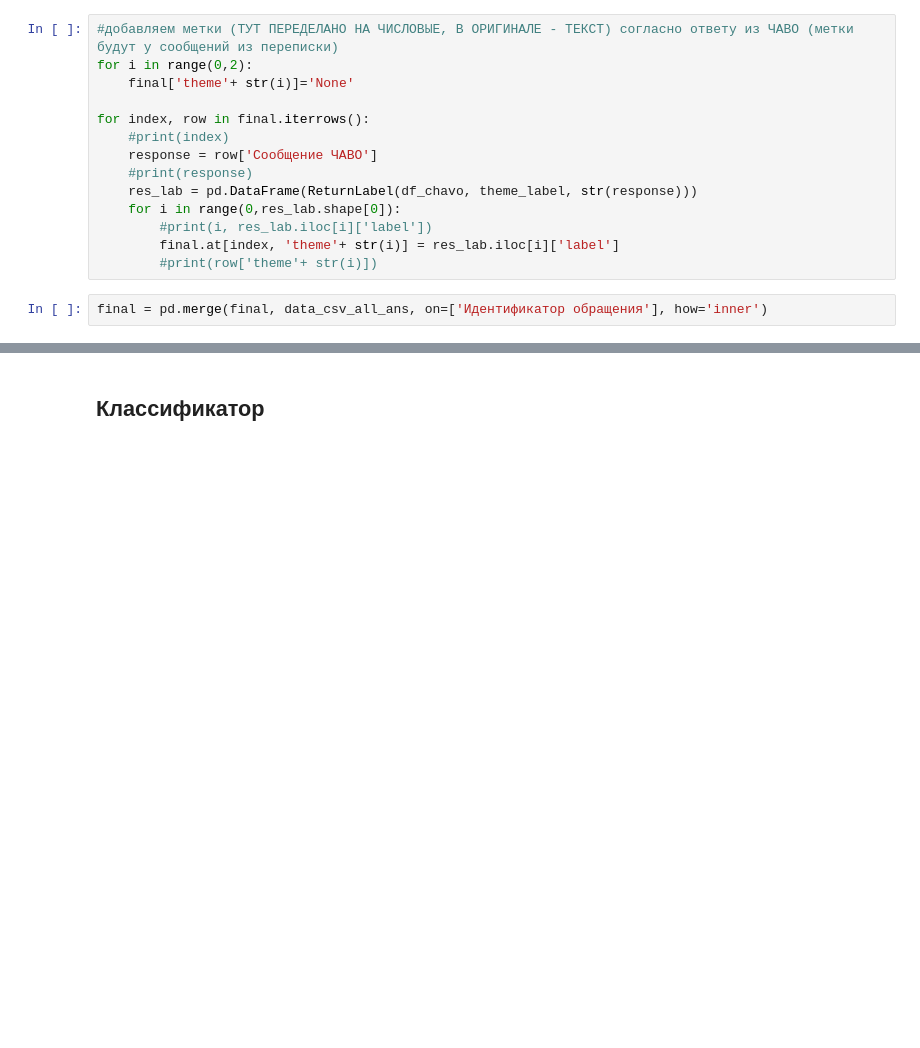
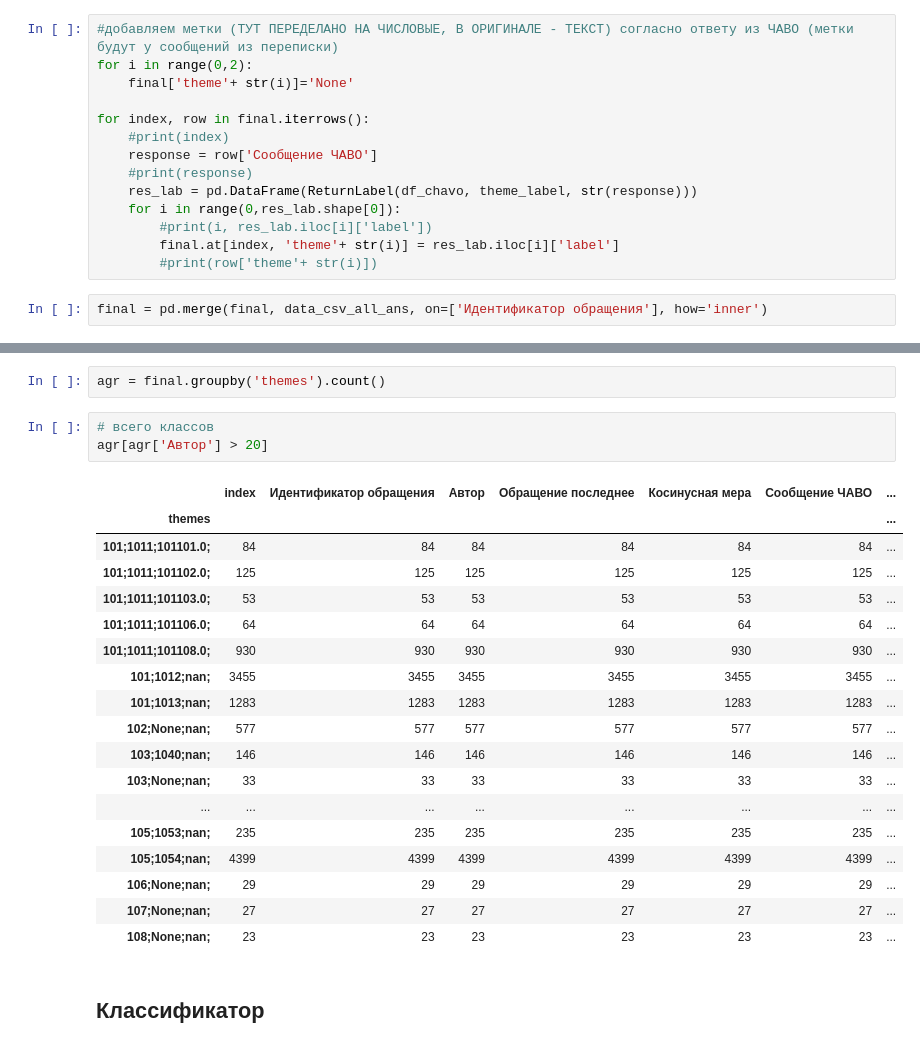
Before and after one commit to shushkova/diplom, a Jupyter notebook: td/classif/4.ipynb, the cells around one changed output, grey strips where cells are left out. Cells and saved outputs as stored; diff of their text form; blank space fills up the shorter version.

```diff
--- a/td/classif/4.ipynb
+++ b/td/classif/4.ipynb
@@ -358,3 +401,27 @@ final.head(30)
+# %%
+agr = final.groupby('themes').count()
+# %%
+# всего классов
+agr[agr['Автор'] > 20]
+# %% [output]
+|  | index | Идентификатор обращения | Автор | Обращение последнее | Косинусная мера | Сообщение ЧАВО | ... |
+| themes |  |  |  |  |  |  | ... |
+| 101;1011;101101.0; | 84 | 84 | 84 | 84 | 84 | 84 | ... |
+| 101;1011;101102.0; | 125 | 125 | 125 | 125 | 125 | 125 | ... |
+| 101;1011;101103.0; | 53 | 53 | 53 | 53 | 53 | 53 | ... |
+| 101;1011;101106.0; | 64 | 64 | 64 | 64 | 64 | 64 | ... |
+| 101;1011;101108.0; | 930 | 930 | 930 | 930 | 930 | 930 | ... |
+| 101;1012;nan; | 3455 | 3455 | 3455 | 3455 | 3455 | 3455 | ... |
+| 101;1013;nan; | 1283 | 1283 | 1283 | 1283 | 1283 | 1283 | ... |
+| 102;None;nan; | 577 | 577 | 577 | 577 | 577 | 577 | ... |
+| 103;1040;nan; | 146 | 146 | 146 | 146 | 146 | 146 | ... |
+| 103;None;nan; | 33 | 33 | 33 | 33 | 33 | 33 | ... |
+| ... | ... | ... | ... | ... | ... | ... | ... |
+| 105;1053;nan; | 235 | 235 | 235 | 235 | 235 | 235 | ... |
+| 105;1054;nan; | 4399 | 4399 | 4399 | 4399 | 4399 | 4399 | ... |
+| 106;None;nan; | 29 | 29 | 29 | 29 | 29 | 29 | ... |
+| 107;None;nan; | 27 | 27 | 27 | 27 | 27 | 27 | ... |
+| 108;None;nan; | 23 | 23 | 23 | 23 | 23 | 23 | ... |
 # %% [markdown]
 ## Классификатор
 # %%
```
Also changed, not shown: parts of 42 cells of this notebook, 1 other file.
